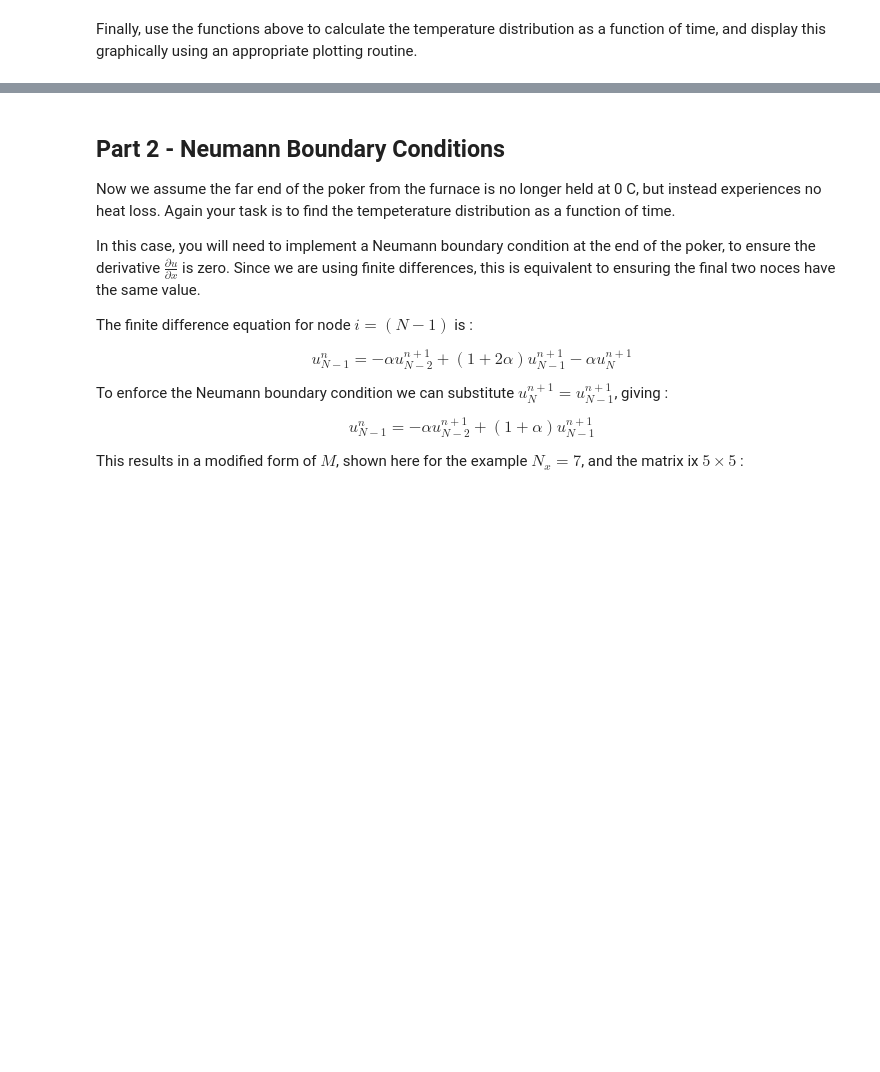
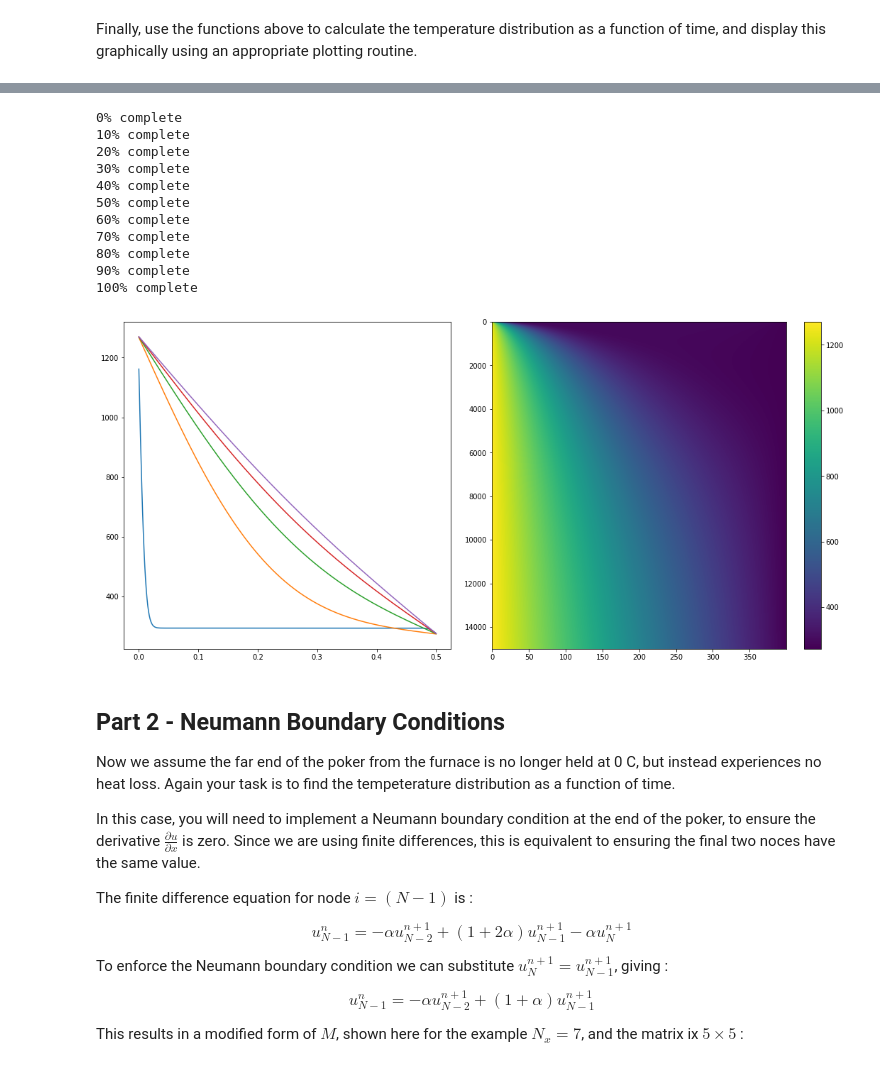
Before and after one commit to tw19816/Uni_2021_2022, a Jupyter notebook: Exercise_3/Exercise-3.ipynb, the cells around one changed output, grey strips where cells are left out. Cells and saved outputs as stored; diff of their text form; code cells hidden in the pictures; blank space fills up the shorter version.

Commit message:
Completion of code - Still need to clean up some functions and varibles - Need to choose better values for graphing - Still need to write up part 3.

```diff
--- a/Exercise_3/Exercise-3.ipynb
+++ b/Exercise_3/Exercise-3.ipynb
@@ -66,6 +66,7 @@ First, write functions that will construct the matrix equation and boundary valu
 import unittest
 import numpy as np
 import scipy.linalg as linalg
+import matplotlib.pyplot as plt
 
 # Solution is a data-class used to organise the objects required to
 # solve the diffusion equation.
@@ -106,6 +107,7 @@ class Diffusion_Solution:
         self.lu = None
         self.coords_current = None
         self.coords_all = None
+        self.spatial = None
 
 
 class LU_Decomposition:
@@ -496,3 +474,51 @@ solution_dirichlet.coords_all = timestep_dirichlet(
+# %%
+# Initial conditions
+temp_0 = 293.15
+x_n = 400
+x_step = 0.5/x_n
+t_n_max = 15000
+t_step = 0.25
+k = 59/(7900*450)
+bounds = (1273.15, 273.15)
+u_initial = np.full(x_n, temp_0, dtype=float)
+spatial = np.linspace(0, x_n*x_step, x_n)
+
+solution_dirichlet = Diffusion_Solution(0)
+solution_dirichlet.coords_current = u_initial
+solution_dirichlet.spatial = spatial
+solution_dirichlet.matrix, solution_dirichlet.bounds = create_dirichlet(
+    x_n, x_step, t_step, k, bounds
+)
+solution_dirichlet.coords_all = timestep_dirichlet(
+    solution_dirichlet.coords_current,
+    solution_dirichlet.bounds,
+    t_n_max,
+    solution_dirichlet.matrix,
+)
+# determine points to graph
+graph_time_id = np.linspace(10, t_n_max-1, 5, dtype=int)
+# graphing
+fig_dir = plt.figure(figsize=[16, 8])
+axes_graph = fig_dir.add_axes([0.1, 0.1, 0.4, 0.8])
+for id, x in enumerate(graph_time_id):
+    axes_graph.plot(solution_dirichlet.spatial, solution_dirichlet.coords_all[x])
+axes_imshow = fig_dir.add_axes([0.55, 0.1, 0.45, 0.8])
+im = axes_imshow.imshow(solution_dirichlet.coords_all, aspect='auto')
+plt.colorbar(im, ax=axes_imshow)
+plt.show()
+# %% [output]
+0% complete
+10% complete
+20% complete
+30% complete
+40% complete
+50% complete
+60% complete
+70% complete
+80% complete
+90% complete
+100% complete
+[figure, added]
 # %% [markdown]
 ## Part 2 - Neumann Boundary Conditions
 
```
Also changed, not shown: parts of 5 cells of this notebook.
